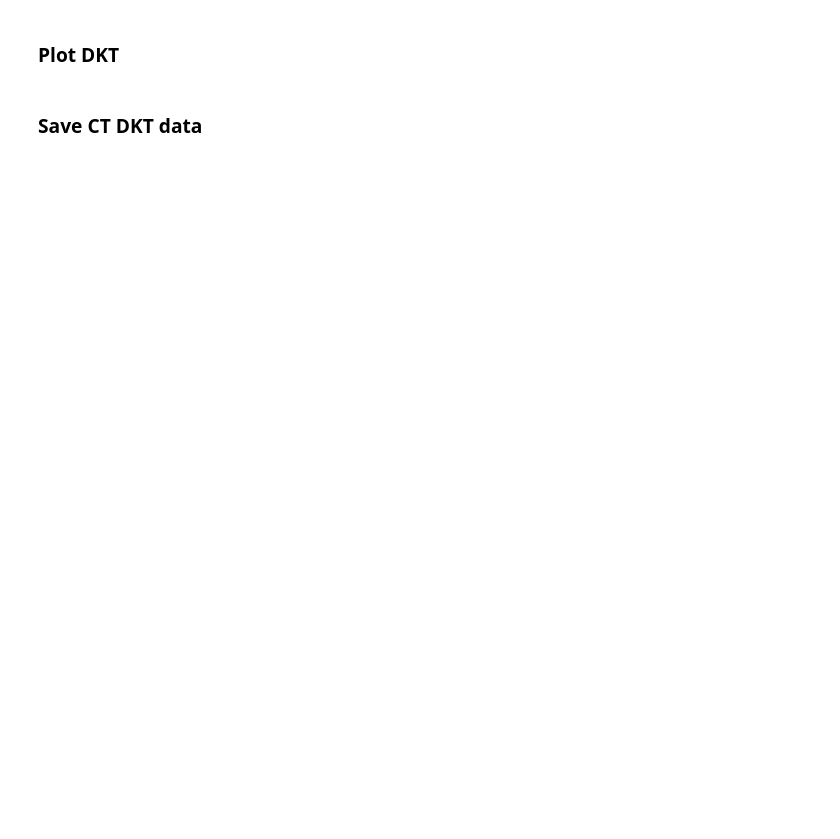
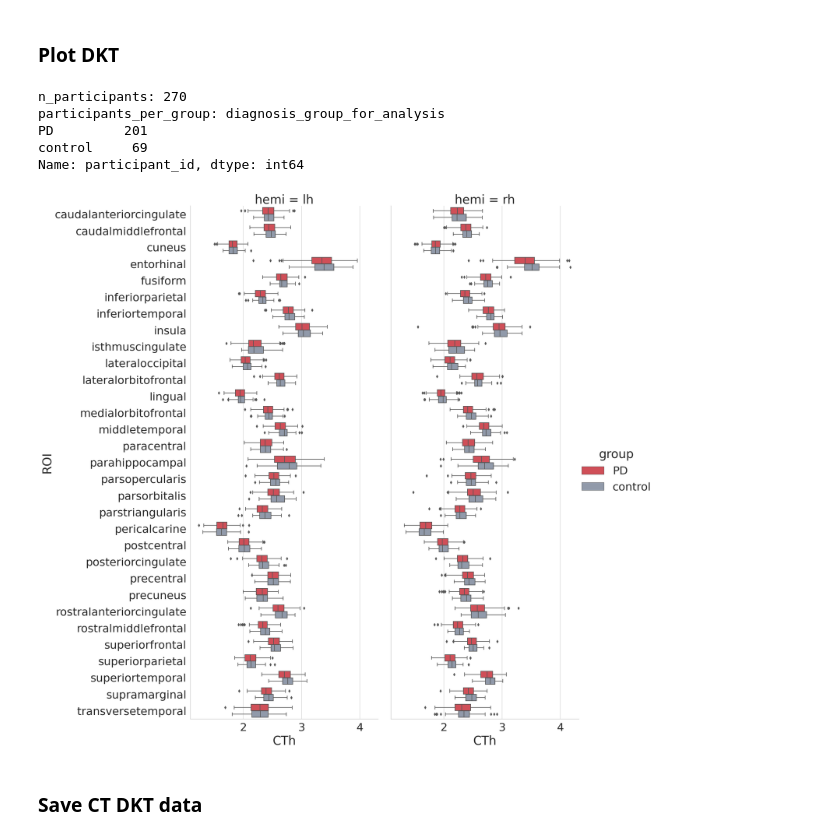
Before and after one commit to neurodatascience/qpn_analysis, a Jupyter notebook: CT/notebooks/FS_stats.ipynb, the cells around one changed output. Saved outputs shown, nothing was run; the diff lists cells and outputs as text; code cells hidden in the pictures; blank space fills up the shorter version.

```diff
--- a/CT/notebooks/FS_stats.ipynb
+++ b/CT/notebooks/FS_stats.ipynb
@@ -240,31 +312,38 @@ CT_DKT_df = CT_DKT_df[~CT_DKT_df["participant_id"].isin(remove_participants)]
 # %%
 save_fig = True
 
 plot_groups = ["control","PD"]
 CT_DKT_df = CT_DKT_df[CT_DKT_df["diagnosis_group_for_analysis"].isin(plot_groups)]
 
 CT_DKT_df_melt = CT_DKT_df.melt(
     id_vars=demo_cols + ["hemi"],
     var_name="ROI",
-    value_name="CT")
+    value_name="CTh")
 
 plot_df = CT_DKT_df_melt.copy()
 plot_df["ROI"] = plot_df["ROI"].astype(str)
 
 plot_df["group"] = plot_df["diagnosis_group_for_analysis"] # rename for plotting
 
 n_participants = plot_df["participant_id"].nunique()
 print(f"n_participants: {n_participants}")
 participants_per_group = plot_df.groupby([startification_col])["participant_id"].nunique()
 print(f"participants_per_group: {participants_per_group}")
 
-sns.set_theme(font_scale=2)
+sns.set_theme(font_scale=2.5)
 with sns.axes_style("whitegrid"):
-    g = sns.catplot(y="ROI",x="CT", hue="group", col="hemi",kind="box",palette=palette, data=plot_df, aspect=0.5, height=20)
+    g = sns.catplot(y="ROI",x="CTh", hue="group", col="hemi",kind="box",palette=palette, data=plot_df, aspect=0.5, height=20)
     # g.tick_params(axis='x', rotation=90, labelsize=14)
 
 if save_fig:
     g.savefig(f"{figs_dir}/DKT.png")
+# %% [output]
+n_participants: 270
+participants_per_group: diagnosis_group_for_analysis
+PD         201
+control     69
+Name: participant_id, dtype: int64
+[figure, added]
 # %% [markdown]
 ### Save CT DKT data
 # %%
```
Also changed, not shown: parts of 27 cells of this notebook, 3 other files.
